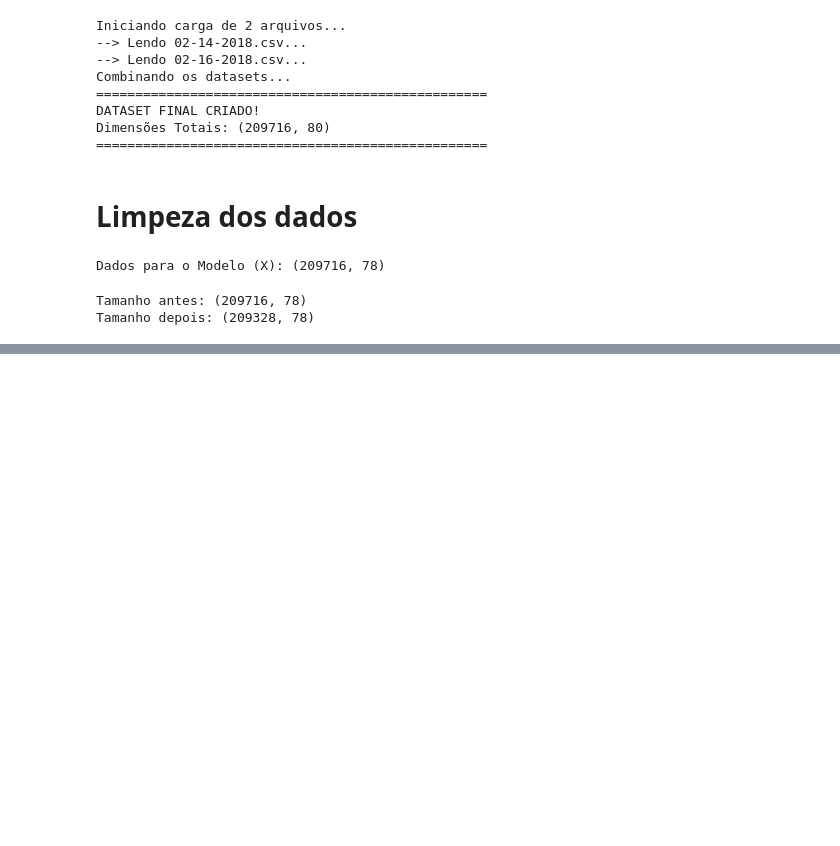
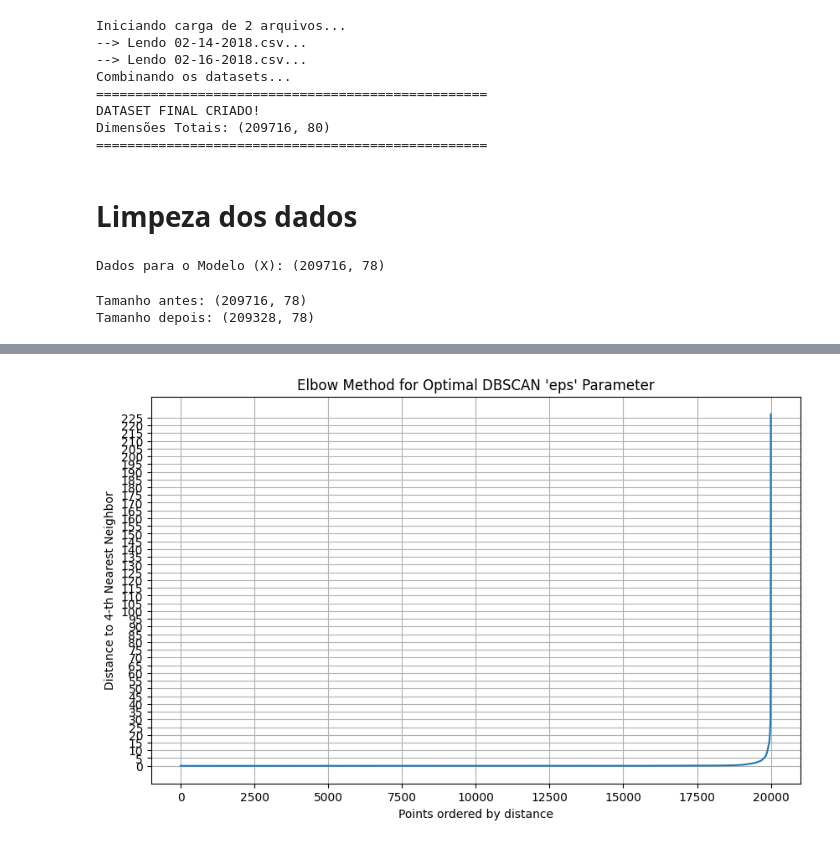
Before and after one commit to DanielBR0612/unsupervised-network-ids, a Jupyter notebook: Unsupervised_Network_Anomaly_Detection_CSE_CIC_2018.ipynb, the cells around one changed output, grey strips where cells are left out. Cells and saved outputs as stored; diff of their text form; code cells hidden in the pictures; blank space fills up the shorter version.

```diff
--- a/Unsupervised_Network_Anomaly_Detection_CSE_CIC_2018.ipynb
+++ b/Unsupervised_Network_Anomaly_Detection_CSE_CIC_2018.ipynb
@@ -168,0 +199,15 @@ Rodando UMAP na amostra
+# %%
+# Ordenar as distâncias
+sorted_distances = np.sort(distances_to_kth_neighbor, axis=None)
+
+# Plotar as distâncias ordenadas
+plt.figure(figsize=(10, 6))
+plt.plot(sorted_distances)
+plt.title("Elbow Method for Optimal DBSCAN 'eps' Parameter")
+plt.xlabel("Points ordered by distance")
+plt.ylabel(f"Distance to {k}-th Nearest Neighbor")
+plt.yticks(np.arange(0, max(distances_to_kth_neighbor), 5))
+plt.grid(True)
+plt.show()
+# %% [output]
+[figure, added]
```
Also changed, not shown: parts of 12 cells of this notebook.
